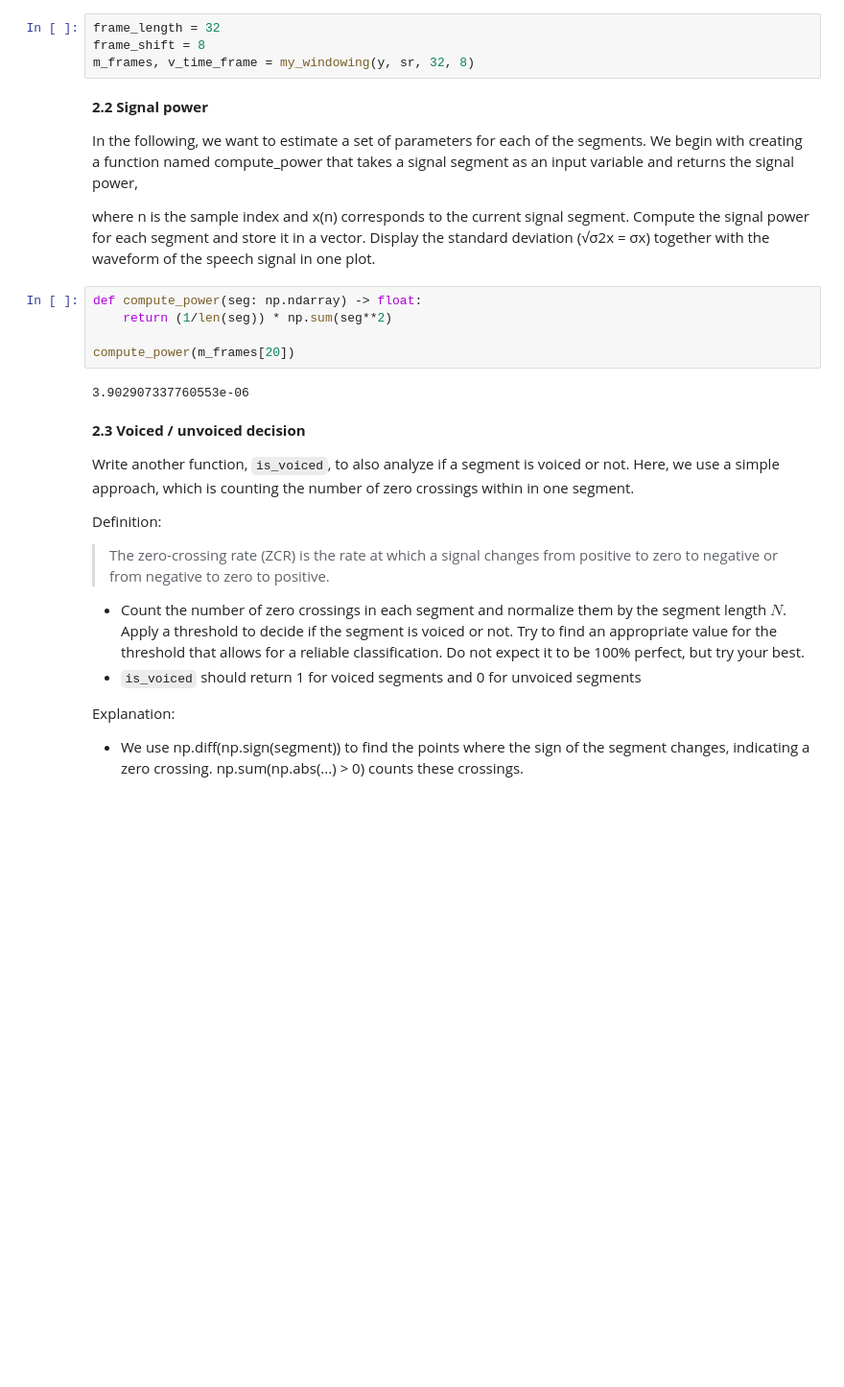
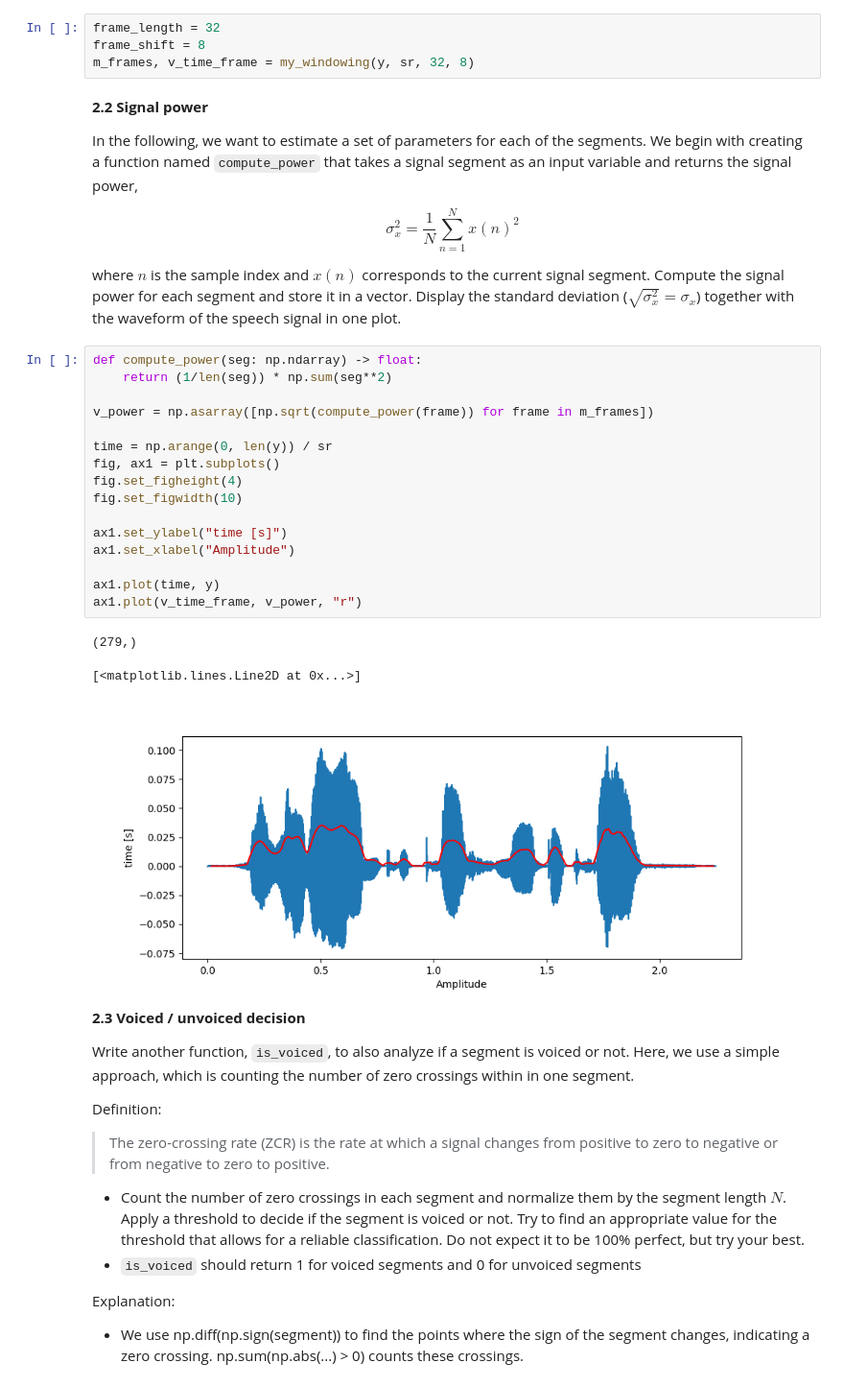
Before and after one commit to leorehm/ssv, a Jupyter notebook: Exercise4/exercise4.ipynb, the cells around one changed output. Shown at 96% size. Saved outputs shown, nothing was run; the diff lists cells and outputs as text; blank space fills up the shorter version.

```diff
--- a/Exercise4/exercise4.ipynb
+++ b/Exercise4/exercise4.ipynb
@@ -50,16 +50,31 @@ m_frames, v_time_frame = my_windowing(y, sr, 32, 8)
 # %% [markdown]
 **2.2 Signal power**
 
-In the following, we want to estimate a set of parameters for each of the segments. We begin with creating a function named compute_power that takes a signal segment as an input variable and returns the signal power,
+In the following, we want to estimate a set of parameters for each of the segments. We begin with creating a function named `compute_power` that takes a signal segment as an input variable and returns the signal power,
 
-where n is the sample index and x(n) corresponds to the current signal segment. Compute the signal power for each segment and store it in a vector. Display the standard deviation (√σ2x = σx) together with the waveform of the speech signal in one plot.
+$$\sigma^2_x = \frac{1}{N} \sum^{N}_{n=1} x(n)^2$$
+
+where $n$ is the sample index and $x(n)$ corresponds to the current signal segment. Compute the signal power for each segment and store it in a vector. Display the standard deviation ($\sqrt{\sigma^2_x} = \sigma_x$) together with the waveform of the speech signal in one plot.
-# %%
-def compute_power(seg: np.ndarray) -> float:
-    return (1/len(seg)) * np.sum(seg**2)
-
-compute_power(m_frames[20])
-# %% [output]
-3.902907337760553e-06
+# %%
+def compute_power(seg: np.ndarray) -> float:
+    return (1/len(seg)) * np.sum(seg**2)
+
+v_power = np.asarray([np.sqrt(compute_power(frame)) for frame in m_frames])
+
+time = np.arange(0, len(y)) / sr
+fig, ax1 = plt.subplots()
+fig.set_figheight(4)
+fig.set_figwidth(10)
+
+ax1.set_ylabel("time [s]")
+ax1.set_xlabel("Amplitude")
+
+ax1.plot(time, y)
+ax1.plot(v_time_frame, v_power, "r")
+# %% [output]
+(279,)
+[<matplotlib.lines.Line2D at 0x...>]
+[figure, added]
 # %% [markdown]
 **2.3 Voiced / unvoiced decision**
 
```
Also changed, not shown: parts of 3 cells of this notebook.
